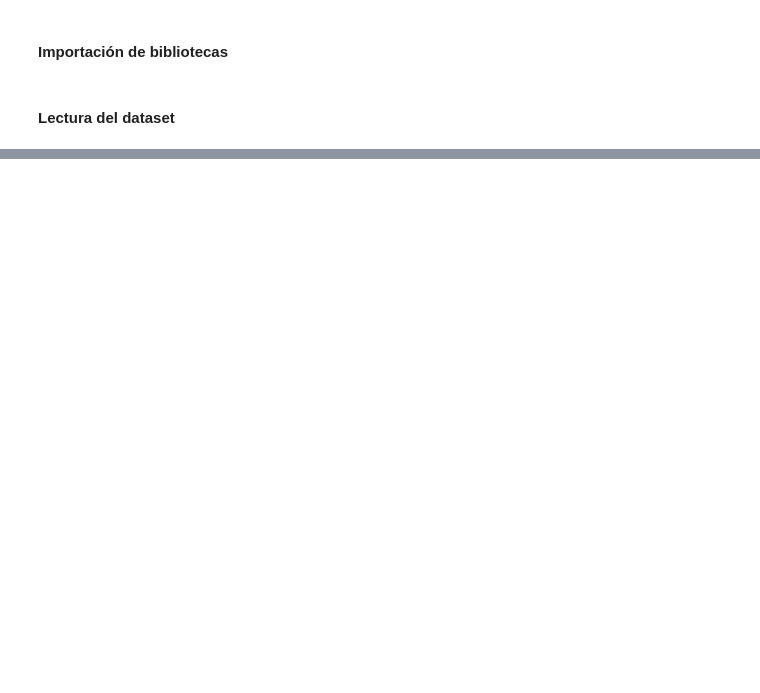
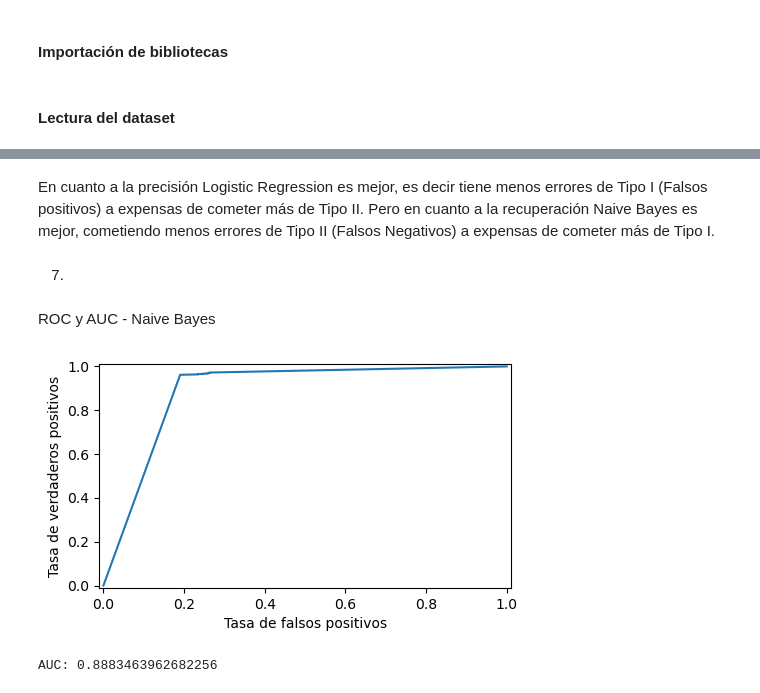
Before and after one commit to Grupo-CEIA-IIA/ceia_iia_tps, a Jupyter notebook: TP3/TP3.ipynb, the cells around one changed output, grey strips where cells are left out. Cells and saved outputs as stored; diff of their text form; code cells hidden in the pictures; blank space fills up the shorter version.

```diff
--- a/TP3/TP3.ipynb
+++ b/TP3/TP3.ipynb
@@ -71,2 +72,5 @@ from sklearn.linear_model import LinearRegression, Ridge
 # %% [markdown]
 #### **Lectura del dataset**
+# %%
+df = pd.read_csv("./spambase.csv")
+df.head()
@@ -72,0 +253,24 @@ from sklearn.linear_model import LinearRegression, Ridge
+# %% [markdown]
+En cuanto a la precisión Logistic Regression es mejor, es decir tiene menos errores de Tipo I (Falsos positivos) a expensas de cometer más de Tipo II. Pero en cuanto a la recuperación Naive Bayes es mejor, cometiendo menos errores de Tipo II (Falsos Negativos) a expensas de cometer más de Tipo I.
+# %% [markdown]
+7.
+# %% [markdown]
+ROC y AUC - Naive Bayes
+# %%
+p_pred_nb = model_nb.predict_proba(X_test)
+
+fpr, tpr, thr = roc_curve(y_test, p_pred_nb[:, 1])
+
+plt.figure(figsize=(5, 3))
+plt.plot(fpr, tpr)
+plt.xlim([-0.01, 1.01])
+plt.ylim([-0.01, 1.01])
+plt.xlabel("Tasa de falsos positivos")
+plt.ylabel("Tasa de verdaderos positivos")
+plt.tight_layout()
+# %% [output]
+[figure, added]
+# %%
+print(f"AUC: {roc_auc_score(y_test, p_pred_nb[:, 1])}\n")
+# %% [output]
+AUC: 0.8883463962682256
```
Also changed, not shown: parts of 31 cells of this notebook.
